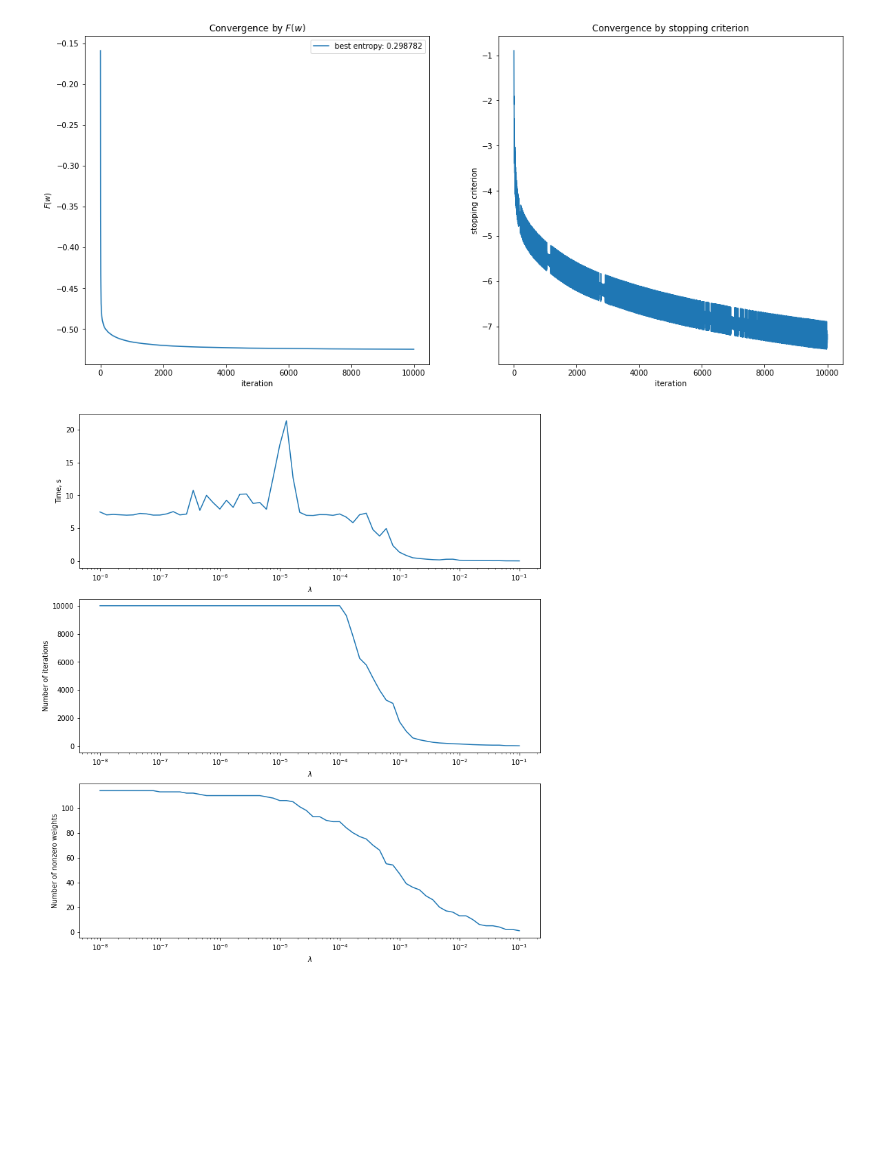
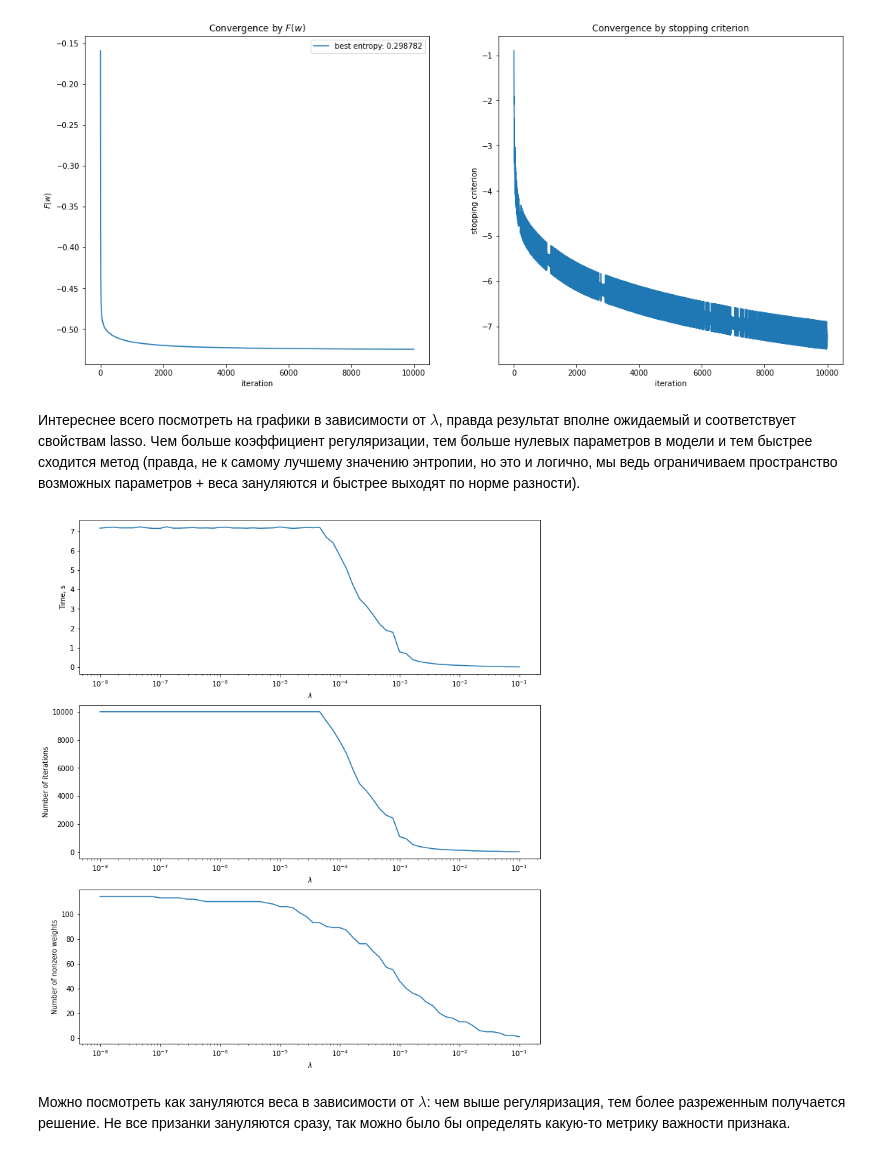
Before and after one commit to Howuhh/hse_optimization, a Jupyter notebook: hw4/prox_methods.ipynb, the cells around one changed output. Drawn from its saved outputs; the diff is of its cells as text; code cells hidden in the pictures; blank space fills up the shorter version.

```diff
--- a/hw4/prox_methods.ipynb
+++ b/hw4/prox_methods.ipynb
@@ -7,4 +6,7 @@ from oracle import make_oracle
 from utils import plot_weights, plot_lr, plot_convergence
 # %%
 with open("optimize_data/a1a_lr_log.pkl", "rb") as log:
-    log = pickle.load(log)
+    a1a_log = pickle.load(log)
+
+with open("optimize_data/breast-cancer_scale_lr_log.pkl", "rb") as log:
+    cancer_log = pickle.load(log)
@@ -13,7 +19,11 @@ plot_convergence(log)
 # %% [output]
 [figure]
+# %% [markdown]
+Интереснее всего посмотреть на графики в зависимости от $\lambda$, правда результат вполне ожидаемый и соответствует свойствам lasso. Чем больше коэффициент регуляризации, тем больше нулевых параметров в модели и тем быстрее сходится метод (правда, не к самому лучшему значению энтропии, но это и логично, мы ведь ограничиваем пространство возможных параметров + веса зануляются и быстрее выходят по норме разности).
 # %%
-plot_lr(log)
+plot_lr(a1a_log)
 # %% [output]
-[figure, old version]
+[figure, new version]
+# %% [markdown]
+Можно посмотреть как зануляются веса в зависимости от $\lambda$: чем выше регуляризация, тем более разреженным получается решение. Не все призанки зануляются сразу, так можно было бы определять какую-то метрику важности признака.
 # %%
```
Also changed, not shown: parts of 12 cells of this notebook, 6 other files.
